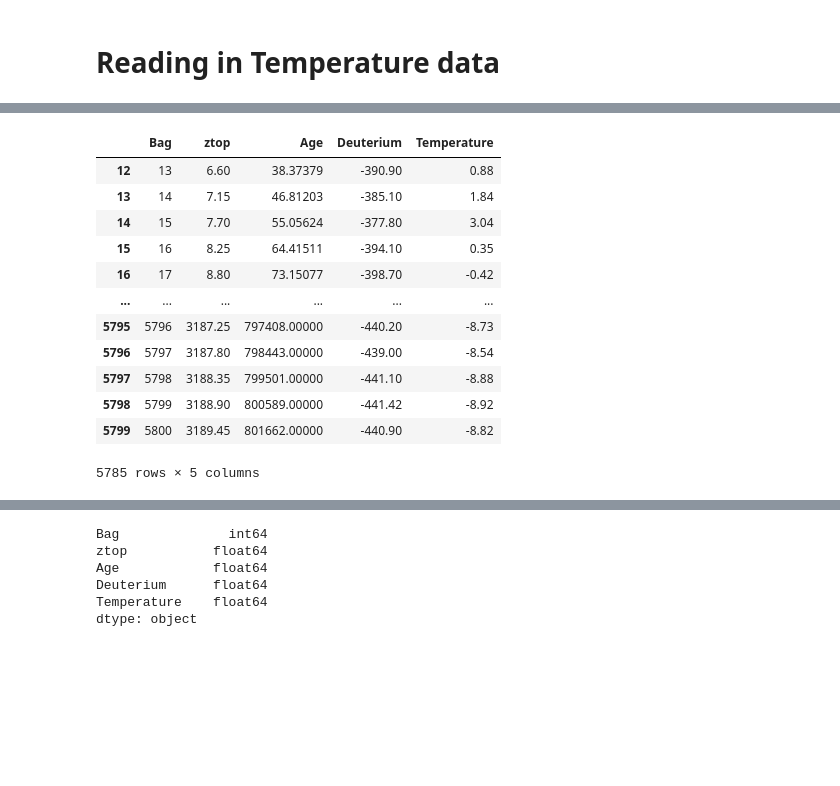
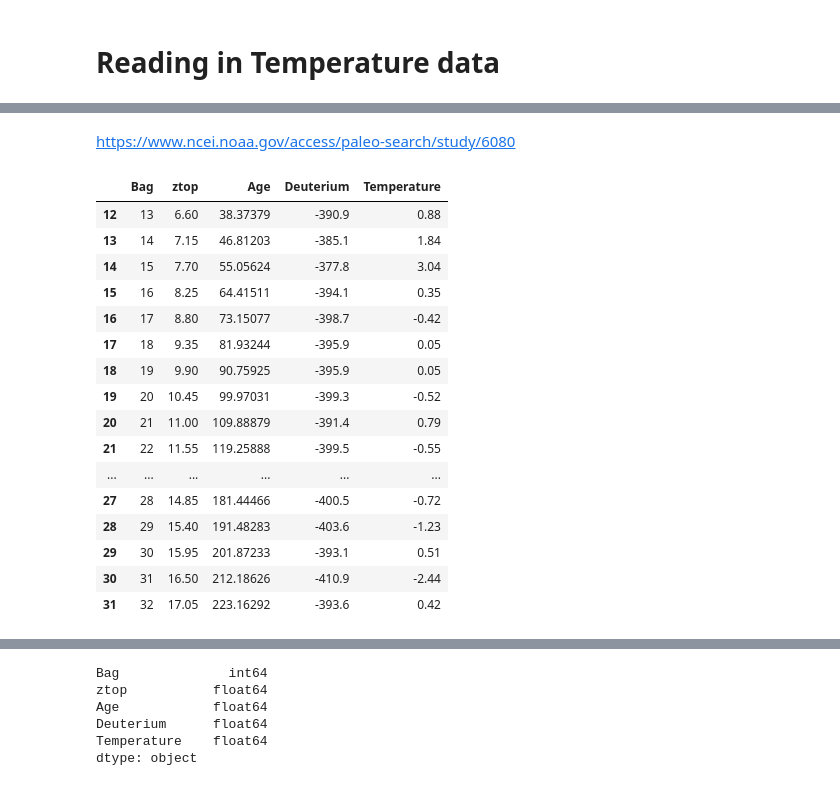
Before and after one commit to dectan/Programming-for-Data-Analysis-Project-2, a Jupyter notebook: Project 2.ipynb, the cells around one changed output, grey strips where cells are left out. Saved outputs shown, nothing was run; the diff lists cells and outputs as text; code cells hidden in the pictures; blank space fills up the shorter version.

```diff
--- a/Project 2.ipynb
+++ b/Project 2.ipynb
@@ -381,2 +300,4 @@ plt.show()
+# %% [markdown]
+https://www.ncei.noaa.gov/access/paleo-search/study/6080
 # %%
 temp_noaa=pd.read_csv('imported_datasets/Temp data NOAA.csv',skiprows=range(91),delimiter=r"\s+")
@@ -384,19 +305,23 @@ temp_noaa2=temp_noaa.dropna()
-# %%
-temp_noaa2
-# %% [output]
-|  | Bag | ztop | Age | Deuterium | Temperature |
-| 12 | 13 | 6.60 | 38.37379 | -390.90 | 0.88 |
-| 13 | 14 | 7.15 | 46.81203 | -385.10 | 1.84 |
-| 14 | 15 | 7.70 | 55.05624 | -377.80 | 3.04 |
-| 15 | 16 | 8.25 | 64.41511 | -394.10 | 0.35 |
-| 16 | 17 | 8.80 | 73.15077 | -398.70 | -0.42 |
-| ... | ... | ... | ... | ... | ... |
-| 5795 | 5796 | 3187.25 | 797408.00000 | -440.20 | -8.73 |
-| 5796 | 5797 | 3187.80 | 798443.00000 | -439.00 | -8.54 |
-| 5797 | 5798 | 3188.35 | 799501.00000 | -441.10 | -8.88 |
-| 5798 | 5799 | 3188.90 | 800589.00000 | -441.42 | -8.92 |
-| 5799 | 5800 | 3189.45 | 801662.00000 | -440.90 | -8.82 |
-5785 rows × 5 columns
+# %%
+temp_noaa.head(20)
+# %% [output]
+|  | Bag | ztop | Age | Deuterium | Temperature |
+| 12 | 13 | 6.60 | 38.37379 | -390.9 | 0.88 |
+| 13 | 14 | 7.15 | 46.81203 | -385.1 | 1.84 |
+| 14 | 15 | 7.70 | 55.05624 | -377.8 | 3.04 |
+| 15 | 16 | 8.25 | 64.41511 | -394.1 | 0.35 |
+| 16 | 17 | 8.80 | 73.15077 | -398.7 | -0.42 |
+| 17 | 18 | 9.35 | 81.93244 | -395.9 | 0.05 |
+| 18 | 19 | 9.90 | 90.75925 | -395.9 | 0.05 |
+| 19 | 20 | 10.45 | 99.97031 | -399.3 | -0.52 |
+| 20 | 21 | 11.00 | 109.88879 | -391.4 | 0.79 |
+| 21 | 22 | 11.55 | 119.25888 | -399.5 | -0.55 |
+| ... | ... | ... | ... | ... | ... |
+| 27 | 28 | 14.85 | 181.44466 | -400.5 | -0.72 |
+| 28 | 29 | 15.40 | 191.48283 | -403.6 | -1.23 |
+| 29 | 30 | 15.95 | 201.87233 | -393.1 | 0.51 |
+| 30 | 31 | 16.50 | 212.18626 | -410.9 | -2.44 |
+| 31 | 32 | 17.05 | 223.16292 | -393.6 | 0.42 |
 # %%
 temp_noaa.describe()
 # %% [output]
```
Also changed, not shown: parts of 57 cells of this notebook, 6 other files.
